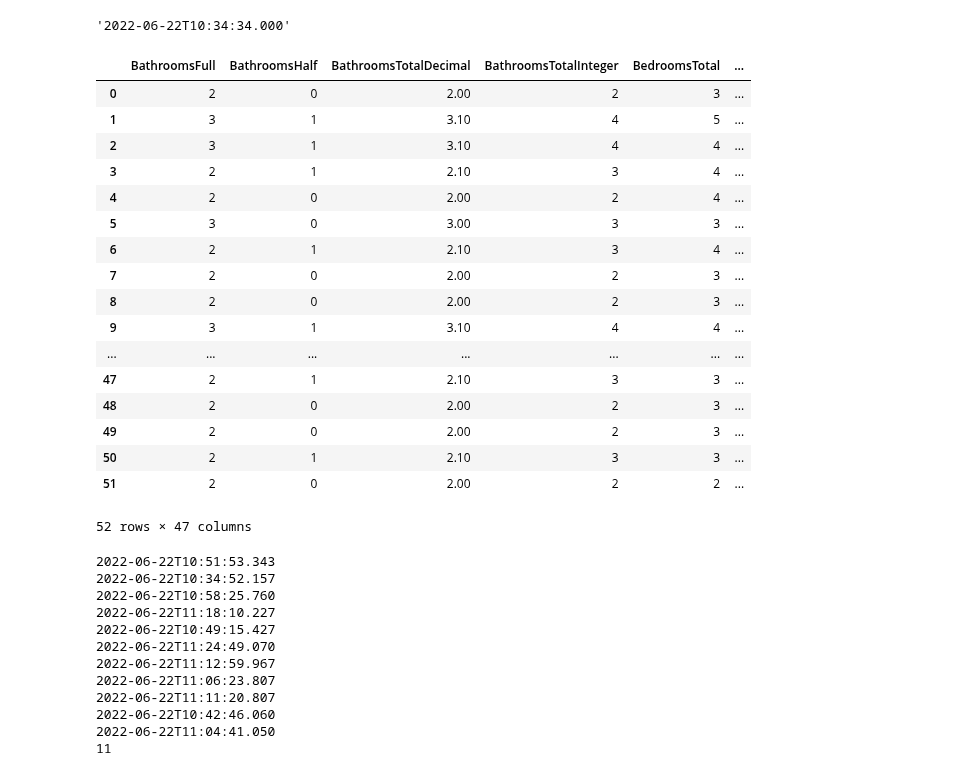
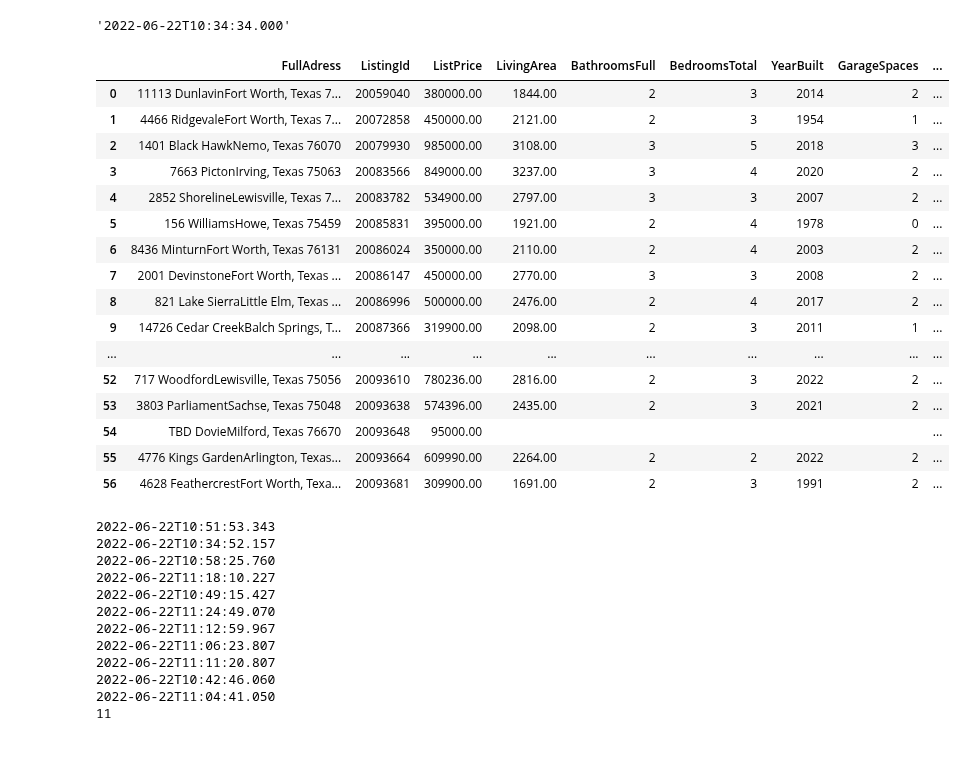
Before and after one commit to penny1xu/RESTS, a Jupyter notebook: pull_one_hr.ipynb, the cells around one changed output. Saved outputs shown, nothing was run; the diff lists cells and outputs as text; code cells hidden in the pictures.

```diff
--- a/pull_one_hr.ipynb
+++ b/pull_one_hr.ipynb
@@ -56,45 +56,44 @@ dt_string
 # %%
 #ListingId
 
 ListingId_result = rets_client.search(resource = 'Property', resource_class='Property', dmql_query='(StatusChangeTimestamp = {}+),(MlsStatus = Act)'.format(dt_string))
 lis = []
 di ={}
 df = pd.DataFrame()
 for item in ListingId_result:
-  if(item['PropertyType'] == 'Residential' and item['PropertySubType'] == 'Single Family Residence' and item['PreviousStatus'] == "" or item['PreviousStatus'] == "Coming Soon"):
+  if(item['PropertyType'] == 'Residential' and item['PropertySubType'] == 'Single Family Residence' and item['StateOrProvince']== 'Texas' and item['PreviousStatus'] == "" or item['PreviousStatus'] == "Coming Soon"):
     df = pd.concat([df, pd.DataFrame(item.values())], axis=1, ignore_index=True)
     di = item
 
 
 for key in di:
   lis.append(key)
 
 df = df.T
 df.columns = lis
 
 
 df['FullAdress'] = df['StreetNumber'] + " " + df['StreetName']  + df['City'] + ", " +df['StateOrProvince'] + " " + df['PostalCode']
 df = df[['FullAdress','ListingId','ListPrice','LivingArea','BathroomsFull','BedroomsTotal','YearBuilt','GarageSpaces','PoolYN','LotSizeAcres']]
 df
 # %% [output]
-|  | BathroomsFull | BathroomsHalf | BathroomsTotalDecimal | BathroomsTotalInteger | BedroomsTotal | ... |
-| 0 | 2 | 0 | 2.00 | 2 | 3 | ... |
-| 1 | 3 | 1 | 3.10 | 4 | 5 | ... |
-| 2 | 3 | 1 | 3.10 | 4 | 4 | ... |
-| 3 | 2 | 1 | 2.10 | 3 | 4 | ... |
-| 4 | 2 | 0 | 2.00 | 2 | 4 | ... |
-| 5 | 3 | 0 | 3.00 | 3 | 3 | ... |
-| 6 | 2 | 1 | 2.10 | 3 | 4 | ... |
-| 7 | 2 | 0 | 2.00 | 2 | 3 | ... |
-| 8 | 2 | 0 | 2.00 | 2 | 3 | ... |
-| 9 | 3 | 1 | 3.10 | 4 | 4 | ... |
-| ... | ... | ... | ... | ... | ... | ... |
-| 47 | 2 | 1 | 2.10 | 3 | 3 | ... |
-| 48 | 2 | 0 | 2.00 | 2 | 3 | ... |
-| 49 | 2 | 0 | 2.00 | 2 | 3 | ... |
-| 50 | 2 | 1 | 2.10 | 3 | 3 | ... |
-| 51 | 2 | 0 | 2.00 | 2 | 2 | ... |
+|  | FullAdress | ListingId | ListPrice | LivingArea | BathroomsFull | BedroomsTotal | YearBuilt | GarageSpaces | ... |
+| 0 | 11113 DunlavinFort Worth, Texas 7... | 20059040 | 380000.00 | 1844.00 | 2 | 3 | 2014 | 2 | ... |
+| 1 | 4466 RidgevaleFort Worth, Texas 7... | 20072858 | 450000.00 | 2121.00 | 2 | 3 | 1954 | 1 | ... |
+| 2 | 1401 Black HawkNemo, Texas 76070 | 20079930 | 985000.00 | 3108.00 | 3 | 5 | 2018 | 3 | ... |
+| 3 | 7663 PictonIrving, Texas 75063 | 20083566 | 849000.00 | 3237.00 | 3 | 4 | 2020 | 2 | ... |
+| 4 | 2852 ShorelineLewisville, Texas 7... | 20083782 | 534900.00 | 2797.00 | 3 | 3 | 2007 | 2 | ... |
+| 5 | 156 WilliamsHowe, Texas 75459 | 20085831 | 395000.00 | 1921.00 | 2 | 4 | 1978 | 0 | ... |
+| 6 | 8436 MinturnFort Worth, Texas 76131 | 20086024 | 350000.00 | 2110.00 | 2 | 4 | 2003 | 2 | ... |
+| 7 | 2001 DevinstoneFort Worth, Texas ... | 20086147 | 450000.00 | 2770.00 | 3 | 3 | 2008 | 2 | ... |
+| 8 | 821 Lake SierraLittle Elm, Texas ... | 20086996 | 500000.00 | 2476.00 | 2 | 4 | 2017 | 2 | ... |
+| 9 | 14726 Cedar CreekBalch Springs, T... | 20087366 | 319900.00 | 2098.00 | 2 | 3 | 2011 | 1 | ... |
+| ... | ... | ... | ... | ... | ... | ... | ... | ... | ... |
+| 52 | 717 WoodfordLewisville, Texas 75056 | 20093610 | 780236.00 | 2816.00 | 2 | 3 | 2022 | 2 | ... |
+| 53 | 3803 ParliamentSachse, Texas 75048 | 20093638 | 574396.00 | 2435.00 | 2 | 3 | 2021 | 2 | ... |
+| 54 | TBD DovieMilford, Texas 76670 | 20093648 | 95000.00 |  |  |  |  |  | ... |
+| 55 | 4776 Kings GardenArlington, Texas... | 20093664 | 609990.00 | 2264.00 | 2 | 2 | 2022 | 2 | ... |
+| 56 | 4628 FeathercrestFort Worth, Texa... | 20093681 | 309900.00 | 1691.00 | 2 | 3 | 1991 | 2 | ... |
-52 rows × 47 columns
 # %%
 #low_price
 lowerPrice_result = rets_client.search(resource = 'Property', resource_class='Property', dmql_query='(PriceChangeTimestamp = {}+),(MlsStatus = Act)'.format(dt_string))
```
Also changed, not shown: parts of 3 cells of this notebook.
